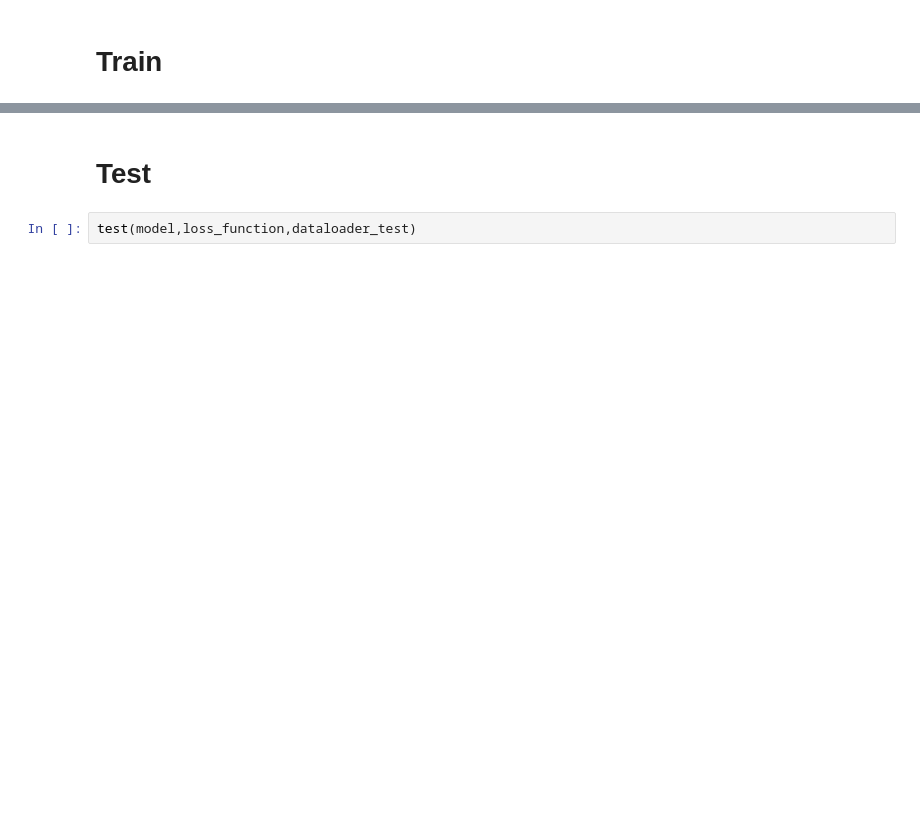
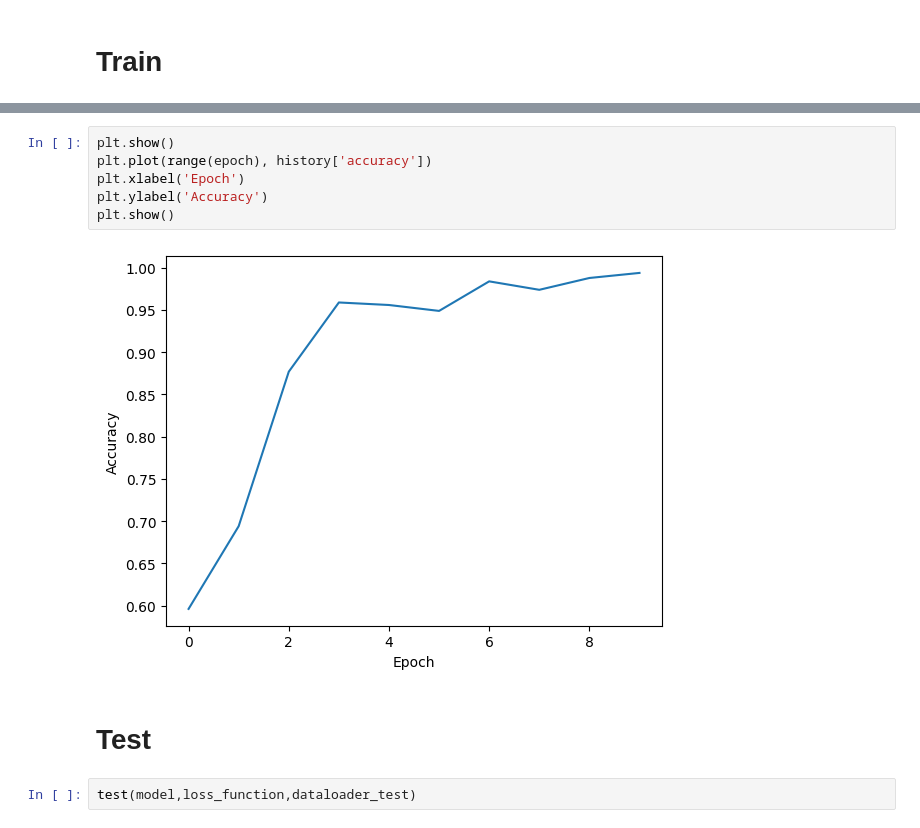
Before and after one commit to VAMPIREONETWO/Music-Genre-Classification, a Jupyter notebook: LocalTests/DCNNTest.ipynb, the cells around one changed output, grey strips where cells are left out. Drawn from its saved outputs; the diff is of its cells as text; blank space fills up the shorter version.

```diff
--- a/LocalTests/DCNNTest.ipynb
+++ b/LocalTests/DCNNTest.ipynb
@@ -113,3 +115,11 @@ finish training
+# %%
+plt.show()
+plt.plot(range(epoch), history['accuracy'])
+plt.xlabel('Epoch')
+plt.ylabel('Accuracy')
+plt.show()
+# %% [output]
+[figure, added]
 # %% [markdown]
 # Test
 # %%
```
Also changed, not shown: parts of 11 cells of this notebook, 3 other files.
